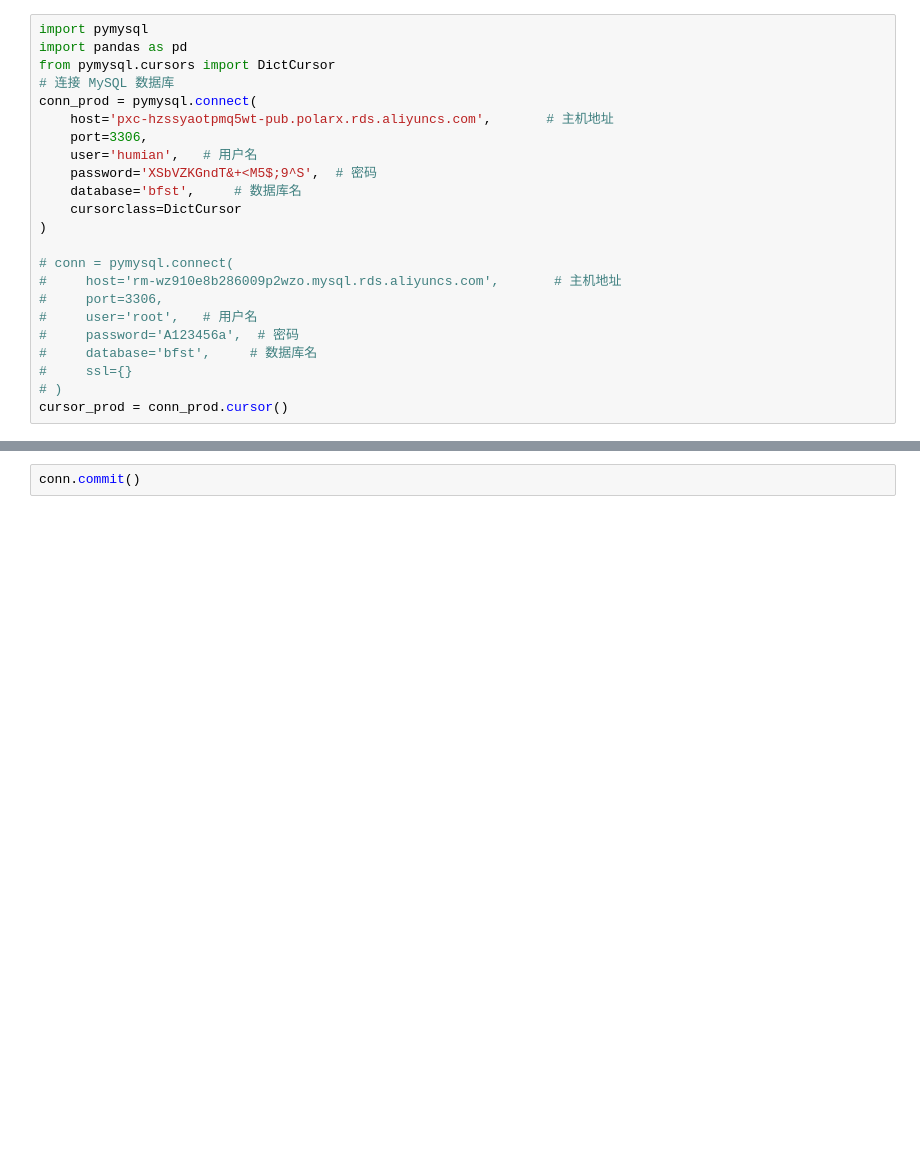
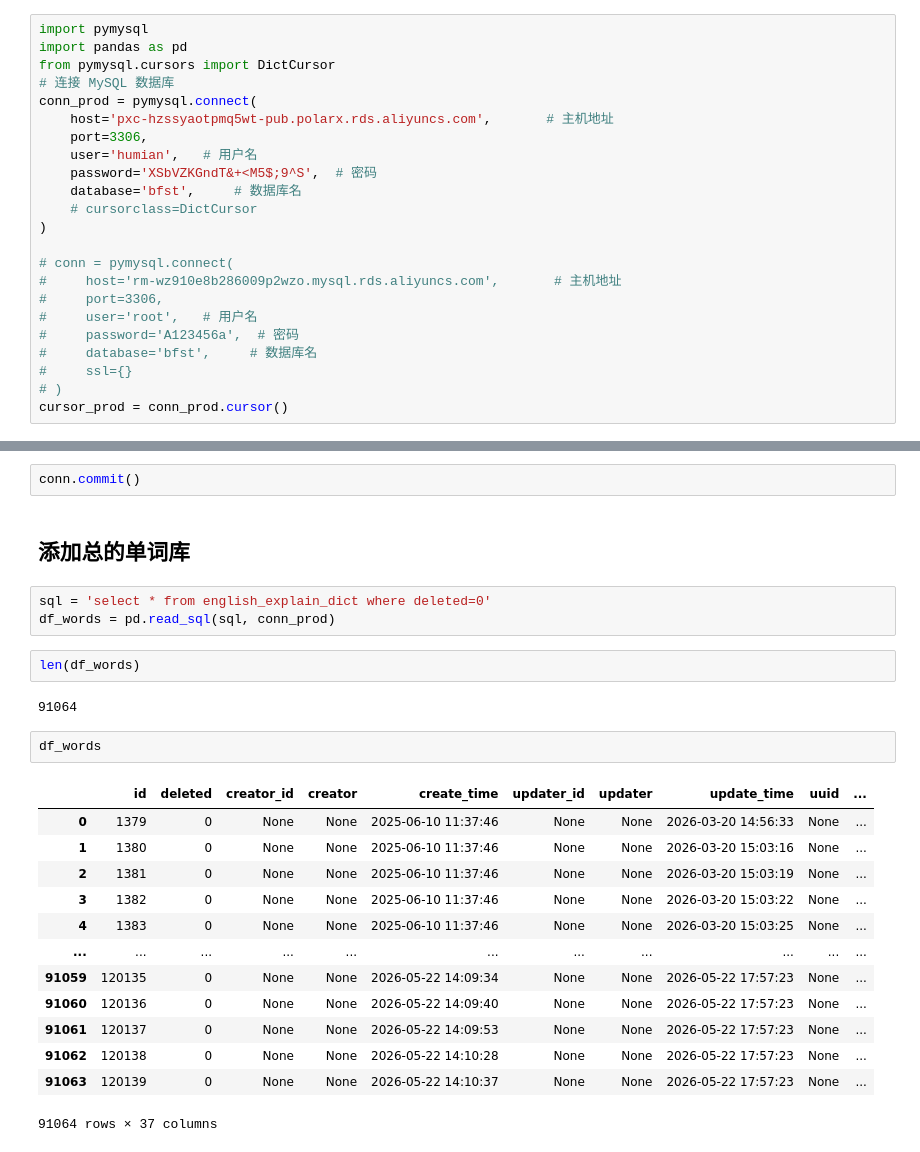
Before and after one commit to HuMian10/HuLearnEnglish, a Jupyter notebook: tool.ipynb, the cells around one changed output, grey strips where cells are left out. Saved outputs shown, nothing was run; the diff lists cells and outputs as text; blank space fills up the shorter version.

```diff
--- a/tool.ipynb
+++ b/tool.ipynb
@@ -19,7 +19,7 @@ conn_prod = pymysql.connect(
     user='humian',   # 用户名
     password='XSbVZKGndT&+<M5$;9^S',  # 密码
     database='bfst',     # 数据库名
-    cursorclass=DictCursor
+    # cursorclass=DictCursor
 )
 
 # conn = pymysql.connect(
@@ -244,3 +244,28 @@ for i, row in df_words.iterrows():
 [{'means': ['周到的', '思考的', '深思熟虑的', '沉思的', '体贴的', '深思的', '关切的', '关心别人的', '缜密思考过的'], 'part': 'adj.'}]
 # %%
 conn.commit()
+# %% [markdown]
+## 添加总的单词库
+# %%
+sql = 'select * from english_explain_dict where deleted=0'
+df_words = pd.read_sql(sql, conn_prod)
+# %%
+len(df_words)
+# %% [output]
+91064
+# %%
+df_words
+# %% [output]
+|  | id | deleted | creator_id | creator | create_time | updater_id | updater | update_time | uuid | ... |
+| 0 | 1379 | 0 | None | None | 2025-06-10 11:37:46 | None | None | 2026-03-20 14:56:33 | None | ... |
+| 1 | 1380 | 0 | None | None | 2025-06-10 11:37:46 | None | None | 2026-03-20 15:03:16 | None | ... |
+| 2 | 1381 | 0 | None | None | 2025-06-10 11:37:46 | None | None | 2026-03-20 15:03:19 | None | ... |
+| 3 | 1382 | 0 | None | None | 2025-06-10 11:37:46 | None | None | 2026-03-20 15:03:22 | None | ... |
+| 4 | 1383 | 0 | None | None | 2025-06-10 11:37:46 | None | None | 2026-03-20 15:03:25 | None | ... |
+| ... | ... | ... | ... | ... | ... | ... | ... | ... | ... | ... |
+| 91059 | 120135 | 0 | None | None | 2026-05-22 14:09:34 | None | None | 2026-05-22 17:57:23 | None | ... |
+| 91060 | 120136 | 0 | None | None | 2026-05-22 14:09:40 | None | None | 2026-05-22 17:57:23 | None | ... |
+| 91061 | 120137 | 0 | None | None | 2026-05-22 14:09:53 | None | None | 2026-05-22 17:57:23 | None | ... |
+| 91062 | 120138 | 0 | None | None | 2026-05-22 14:10:28 | None | None | 2026-05-22 17:57:23 | None | ... |
+| 91063 | 120139 | 0 | None | None | 2026-05-22 14:10:37 | None | None | 2026-05-22 17:57:23 | None | ... |
+91064 rows × 37 columns
```
Also changed, not shown: parts of 4 cells of this notebook, 38 other files.
